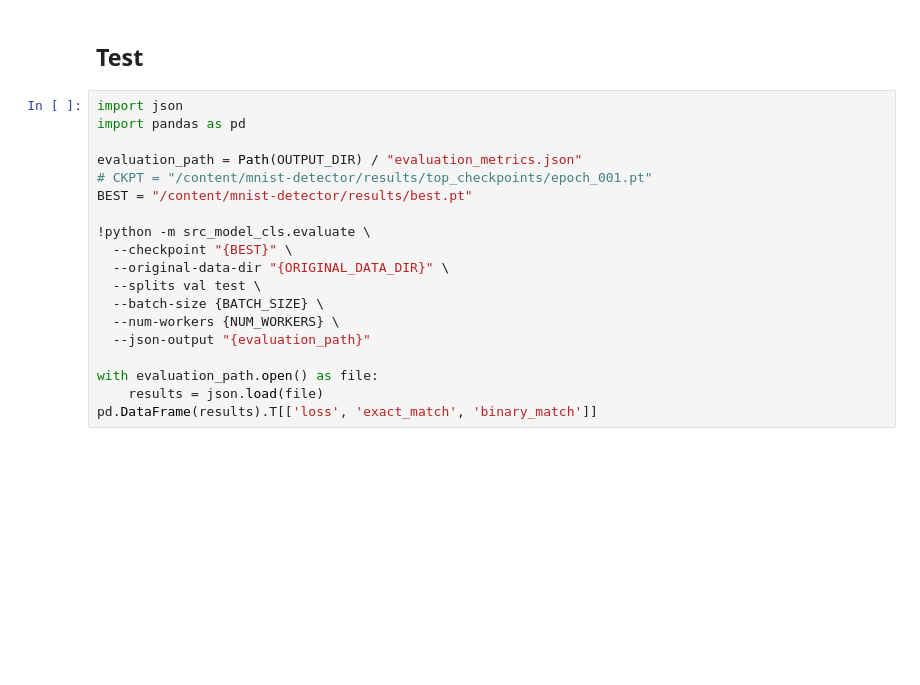
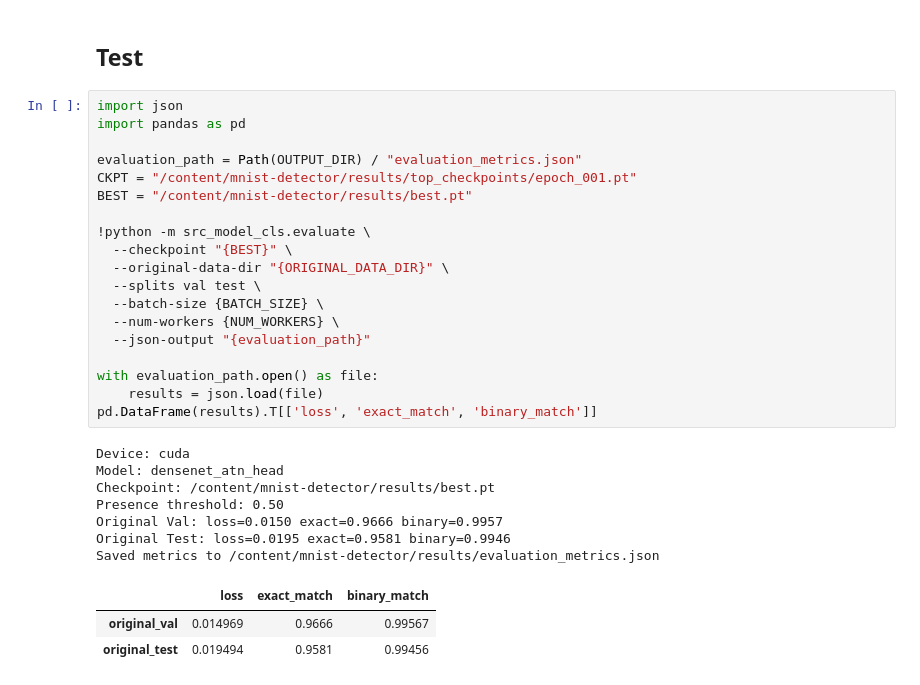
Before and after one commit to izahai/Multi-Label-Classification-with-MNIST-Digits, a Jupyter notebook: src_model_cls/notebook_pytorch.ipynb, the cells around one changed output. Drawn from its saved outputs; the diff is of its cells as text; blank space fills up the shorter version.

```diff
--- a/src_model_cls/notebook_pytorch.ipynb
+++ b/src_model_cls/notebook_pytorch.ipynb
@@ -177,19 +196,30 @@ display(Image(filename=str(Path(OUTPUT_DIR) / 'training_curves.png')))
 # %%
 import json
 import pandas as pd
 
 evaluation_path = Path(OUTPUT_DIR) / "evaluation_metrics.json"
-# CKPT = "/content/mnist-detector/results/top_checkpoints/epoch_001.pt"
+CKPT = "/content/mnist-detector/results/top_checkpoints/epoch_001.pt"
 BEST = "/content/mnist-detector/results/best.pt"
 
 !python -m src_model_cls.evaluate \
   --checkpoint "{BEST}" \
   --original-data-dir "{ORIGINAL_DATA_DIR}" \
   --splits val test \
   --batch-size {BATCH_SIZE} \
   --num-workers {NUM_WORKERS} \
   --json-output "{evaluation_path}"
 
 with evaluation_path.open() as file:
     results = json.load(file)
 pd.DataFrame(results).T[['loss', 'exact_match', 'binary_match']]
+# %% [output]
+Device: cuda
+Model: densenet_atn_head
+Checkpoint: /content/mnist-detector/results/best.pt
+Presence threshold: 0.50
+Original Val: loss=0.0150 exact=0.9666 binary=0.9957
+Original Test: loss=0.0195 exact=0.9581 binary=0.9946
+Saved metrics to /content/mnist-detector/results/evaluation_metrics.json
+|  | loss | exact_match | binary_match |
+| original_val | 0.014969 | 0.9666 | 0.99567 |
+| original_test | 0.019494 | 0.9581 | 0.99456 |
```
Also changed, not shown: parts of 6 cells of this notebook.
